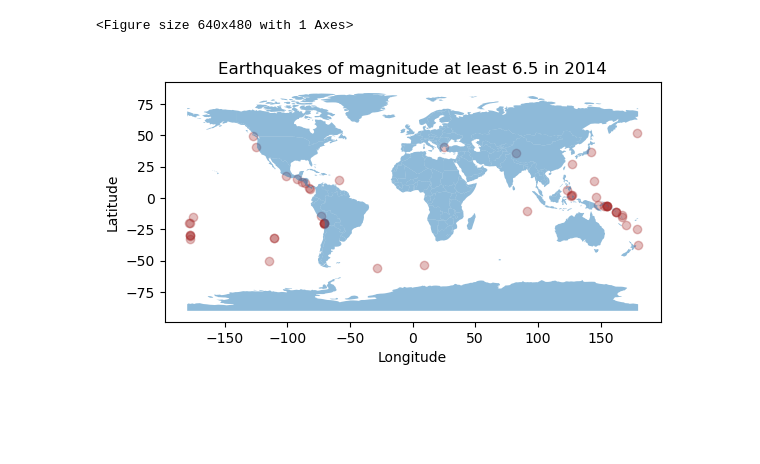
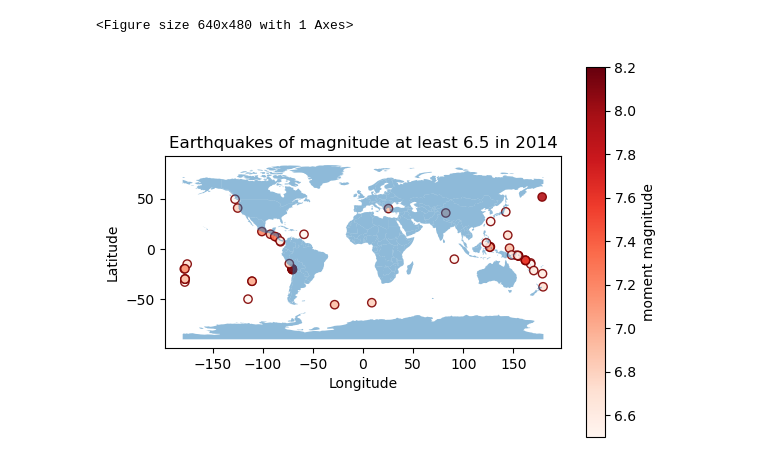
Before and after one commit to cllorey/earthquake-branching, a Jupyter notebook: section-5-earthquakes.ipynb, the cells around one changed output. Saved outputs shown, nothing was run; the diff lists cells and outputs as text; code cells hidden in the pictures; blank space fills up the shorter version.

```diff
--- a/section-5-earthquakes.ipynb
+++ b/section-5-earthquakes.ipynb
@@ -104,22 +104,27 @@ filter_eqk = geo_earthquakes[(geo_earthquakes['year'] == 2014) & (geo_earthquake
 # %%
 # Initialize empty figure and axes
 fig, ax = plt.subplots()
 
 # Add earthquake point plot to our figure's axes
 filter_eqk.plot(ax=ax, # add plot to specific axes
-                 alpha=0.3, # control transparency
-                 color='brown') # update point color
+                 alpha=0.9, # control transparency
+                 column = 'mag',
+                 cmap = 'Reds', # update point color by mag
+                 edgecolor='maroon', # color point outline
+                 legend=True, # add legend bar
+                 legend_kwds={'label':'moment magnitude'}
+                 )
 
 # Add boundary
 boundaries.plot(ax=ax,
                  alpha=0.5)
 
 # Update axes
 ax.set_title('Earthquakes of magnitude at least 6.5 in 2014')
 ax.set_xlabel('Longitude')
 ax.set_ylabel('Latitude')
 
 # Display figure
 plt.show()
 # %% [output]
-[figure, old version]
+[figure, new version]
```
